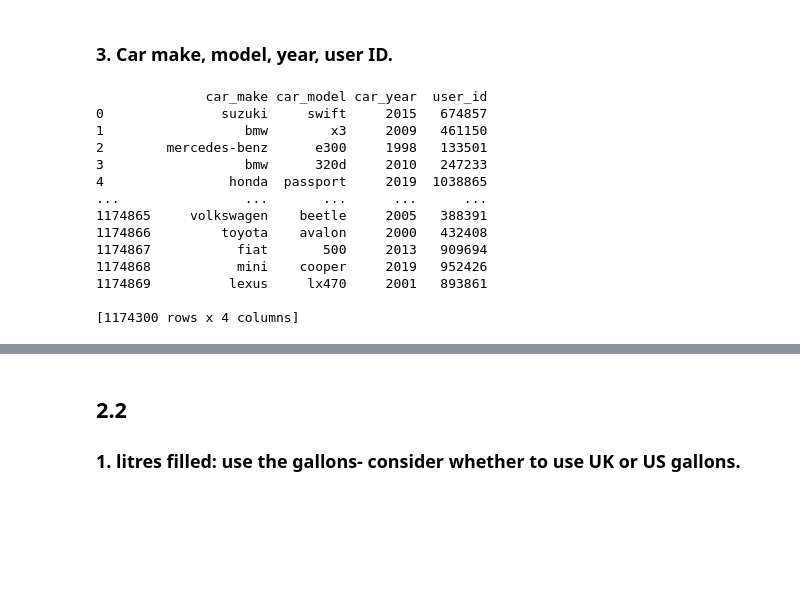
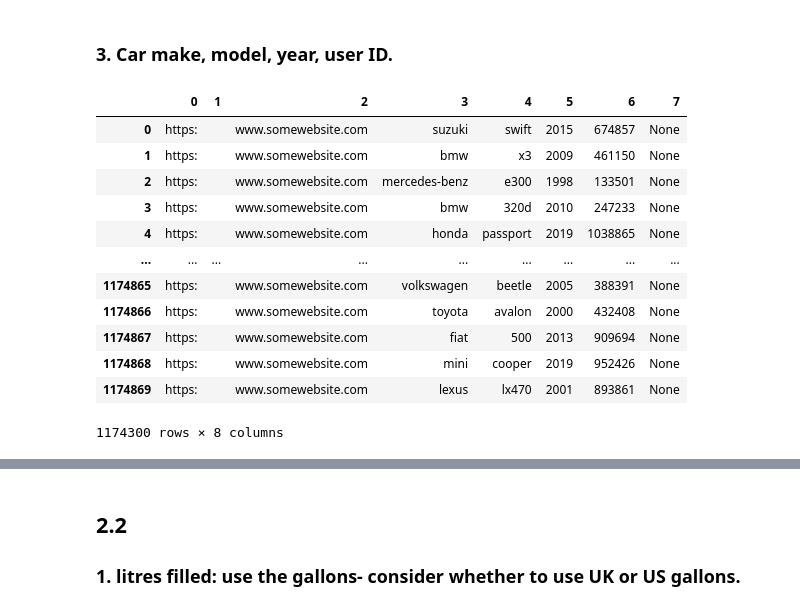
Before and after one commit to SeanMz28/IDVE_assignment1, a Jupyter notebook: assignment1.ipynb, the cells around one changed output, grey strips where cells are left out. Saved outputs shown, nothing was run; the diff lists cells and outputs as text; code cells hidden in the pictures; blank space fills up the shorter version.

Commit message:
updated the way url is split

```diff
--- a/assignment1.ipynb
+++ b/assignment1.ipynb
@@ -519,26 +535,18 @@ print(df[["total_spent_float", "cost_per_gallon_float"]])
 # %%
 # Split url by "/"
 split_url = df["user_url"].str.split('/', expand=True)
-
-# Extract last 4 parts explicitly
-df["car_make"] = split_url[3]
-df["car_model"] = split_url[4]
-df["car_year"] = split_url[5]
-df["user_id"] = split_url[-1]
-
-print(df[["car_make", "car_model", "car_year", "user_id"]])
+split_url
 # %% [output]
+|  | 0 | 1 | 2 | 3 | 4 | 5 | 6 | 7 |
+| 0 | https: |  | www.somewebsite.com | suzuki | swift | 2015 | 674857 | None |
+| 1 | https: |  | www.somewebsite.com | bmw | x3 | 2009 | 461150 | None |
+| 2 | https: |  | www.somewebsite.com | mercedes-benz | e300 | 1998 | 133501 | None |
+| 3 | https: |  | www.somewebsite.com | bmw | 320d | 2010 | 247233 | None |
+| 4 | https: |  | www.somewebsite.com | honda | passport | 2019 | 1038865 | None |
+| ... | ... | ... | ... | ... | ... | ... | ... | ... |
+| 1174865 | https: |  | www.somewebsite.com | volkswagen | beetle | 2005 | 388391 | None |
+| 1174866 | https: |  | www.somewebsite.com | toyota | avalon | 2000 | 432408 | None |
+| 1174867 | https: |  | www.somewebsite.com | fiat | 500 | 2013 | 909694 | None |
+| 1174868 | https: |  | www.somewebsite.com | mini | cooper | 2019 | 952426 | None |
+| 1174869 | https: |  | www.somewebsite.com | lexus | lx470 | 2001 | 893861 | None |
-              car_make car_model car_year  user_id
-0               suzuki     swift     2015   674857
-1                  bmw        x3     2009   461150
-2        mercedes-benz      e300     1998   133501
-3                  bmw      320d     2010   247233
-4                honda  passport     2019  1038865
-...                ...       ...      ...      ...
-1174865     volkswagen    beetle     2005   388391
-1174866         toyota    avalon     2000   432408
-1174867           fiat       500     2013   909694
-1174868           mini    cooper     2019   952426
-1174869          lexus     lx470     2001   893861
-
-[1174300 rows x 4 columns]
+1174300 rows × 8 columns
```
Also changed, not shown: parts of 4 cells of this notebook.
